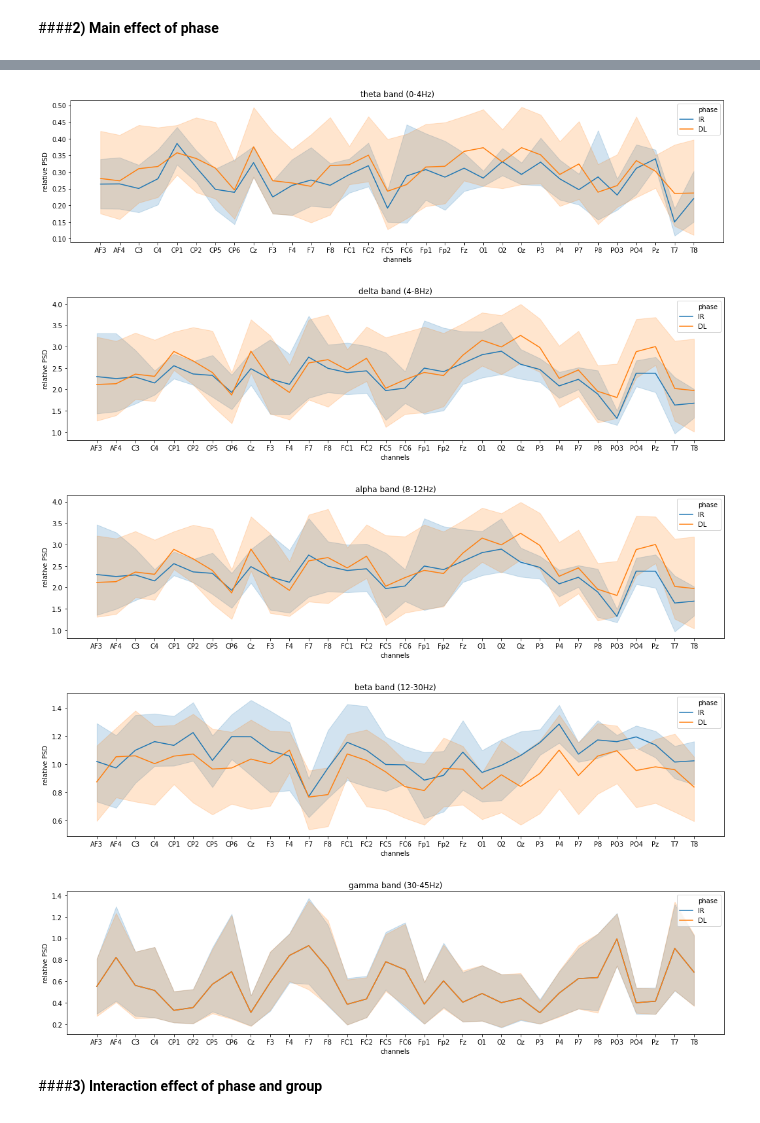
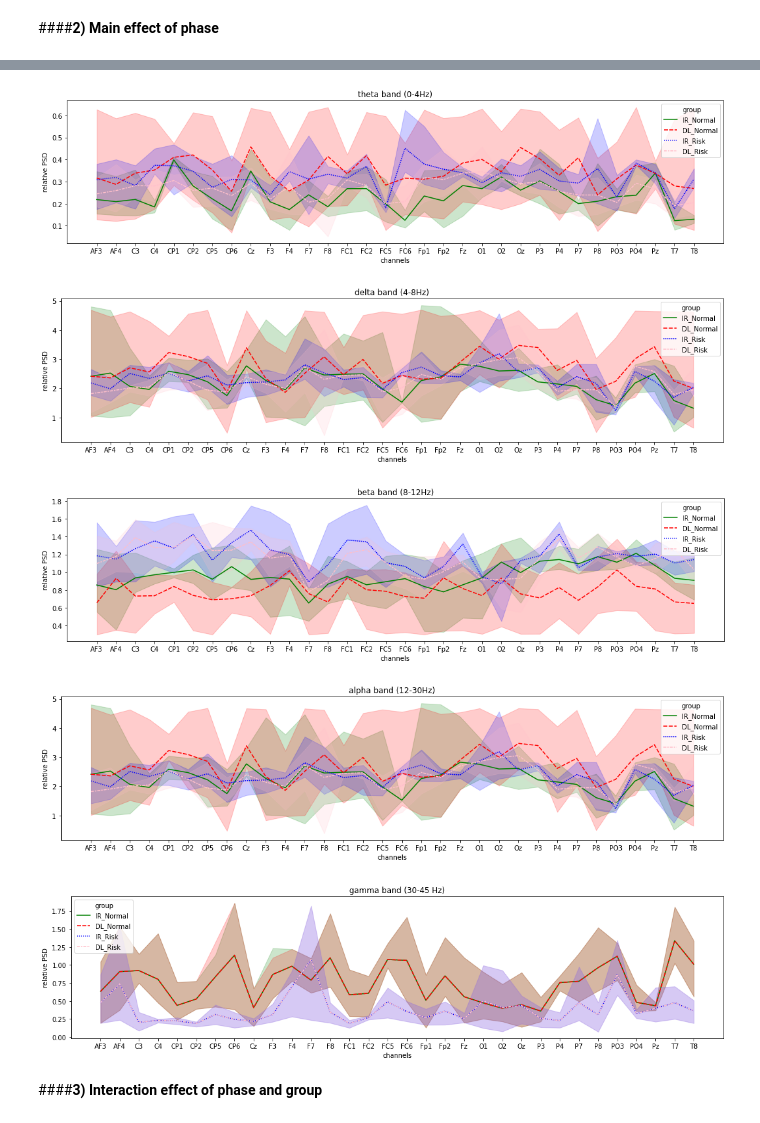
Before and after one commit to Sirabhop/Preclinical-AD-EEG-classification, a Jupyter notebook: Data_Exploration.ipynb, the cells around one changed output, grey strips where cells are left out. Saved outputs shown, nothing was run; the diff lists cells and outputs as text; code cells hidden in the pictures.

```diff
--- a/Data_Exploration.ipynb
+++ b/Data_Exploration.ipynb
@@ -333,15 +392,28 @@ plot_PSD('gamma', 'gamma band (30-45 Hz)')
+# %%
+psd_theta = pd.read_csv('theta_split_psd.csv')
+psd_delta = pd.read_csv('delta_split_psd.csv')
+psd_alpha = pd.read_csv('alpha_split_psd.csv')
+psd_beta = pd.read_csv('beta_split_psd.csv')
+psd_gamma = pd.read_csv('gamma_split_psd.csv')
+# %%
+def plot_split_PSD(data, title):
+  plt.subplots(figsize = (18,4))
+  sns.lineplot(x = 'channels', y = 'PSD', hue = 'group', data = data, style = 'group', palette = ['green', 'red', 'blue', 'pink'])
+  plt.ylabel('relative PSD')
+  plt.title(title)
+  return plt.show()
 # %%
-plot_PSD('theta', 'theta band (0-4Hz)')
-plot_PSD('delta', 'delta band (4-8Hz)')
-plot_PSD('alpha', 'alpha band (8-12Hz)')
-plot_PSD('beta', 'beta band (12-30Hz)')
-plot_PSD('gamma', 'gamma band (30-45Hz)')
+plot_split_PSD(psd_theta, 'theta band (0-4Hz)')
+plot_split_PSD(psd_delta, 'delta band (4-8Hz)')
+plot_split_PSD(psd_beta, 'beta band (8-12Hz)')
+plot_split_PSD(psd_alpha, 'alpha band (12-30Hz)')
+plot_split_PSD(psd_gamma, 'gamma band (30-45 Hz)')
 # %% [output]
-[figure, old version]
+[figure, new version]
-[figure, old version]
+[figure, new version]
-[figure, old version]
+[figure, new version]
-[figure, old version]
+[figure, new version]
-[figure, old version]
+[figure, new version]
 # %% [markdown]
 ####**3) Interaction effect of phase and group**
 # %%
```
Also changed, not shown: parts of 43 cells of this notebook.
